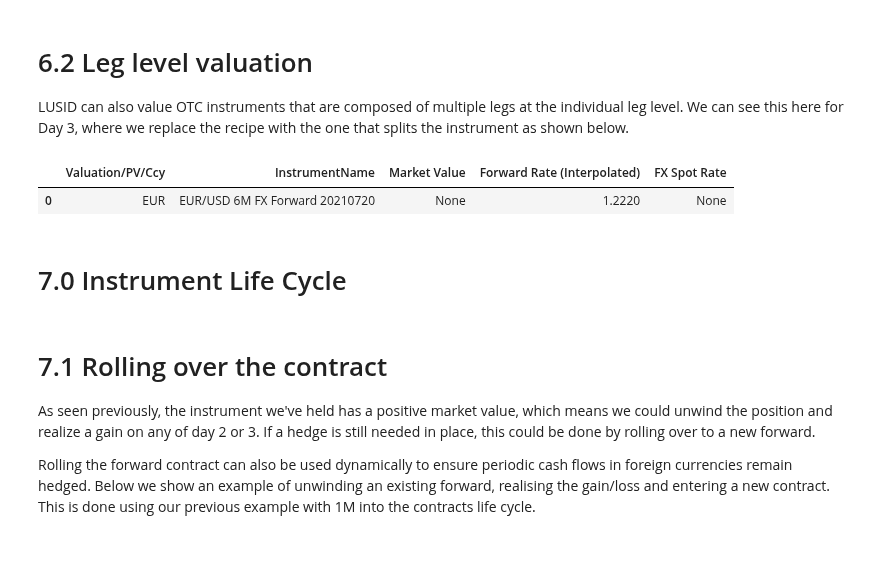
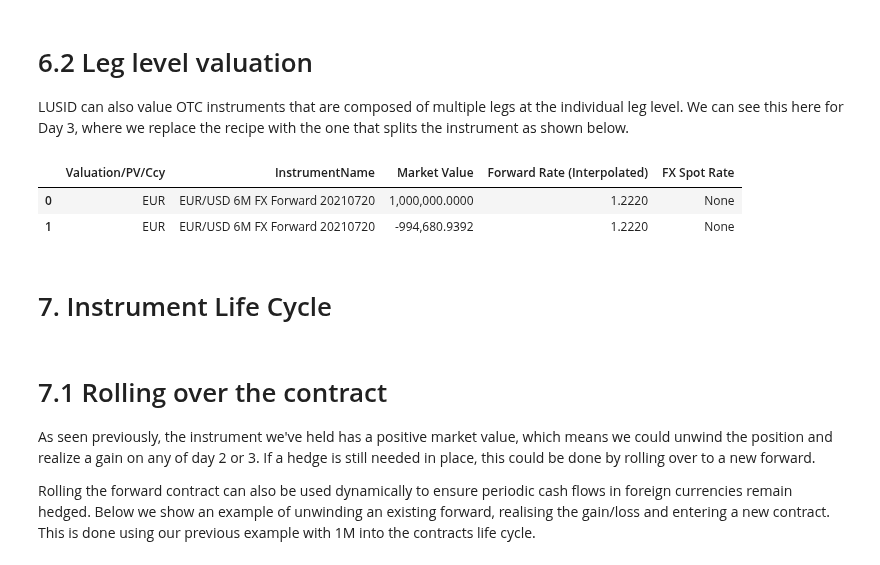
Before and after one commit to finbourne/sample-notebooks, a Jupyter notebook: examples/use-cases/instruments/FX Forward.ipynb, the cells around one changed output. Drawn from its saved outputs; the diff is of its cells as text; code cells hidden in the pictures.

```diff
--- a/examples/use-cases/instruments/FX Forward.ipynb
+++ b/examples/use-cases/instruments/FX Forward.ipynb
@@ -611,21 +611,22 @@ LUSID can also value OTC instruments that are composed of multiple legs at the i
 # %%
 # Run with separate legs
 
 new_metrics = [
     lm.AggregateSpec("Instrument/default/Name", "Value"),
     lm.AggregateSpec("Valuation/PV/Ccy", "Value"),
     lm.AggregateSpec("Valuation/PvInPortfolioCcy", "Value"),
     lm.AggregateSpec("Valuation/Diagnostics/FxForwardRate", "Value"),
     lm.AggregateSpec("Quotes/FxRate/DomFgn", "Value"),
         ]
 
-df = get_daily_valuation(trade_date + timedelta(days=3), portfolio_code, sep_recipe_code, new_metrics, ["Instrument/default/Name","Valuation/PV/Ccy"])
+df = get_daily_valuation(trade_date + timedelta(days=3), portfolio_code, sep_recipe_code, new_metrics, ["Instrument/default/Name",  "Valuation/PvInPortfolioCcy"])
 df
 # %% [output]
 |  | Valuation/PV/Ccy | InstrumentName | Market Value | Forward Rate (Interpolated) | FX Spot Rate |
-| 0 | EUR | EUR/USD 6M FX Forward 20210720 | None | 1.2220 | None |
+| 0 | EUR | EUR/USD 6M FX Forward 20210720 | 1,000,000.0000 | 1.2220 | None |
+| 1 | EUR | EUR/USD 6M FX Forward 20210720 | -994,680.9392 | 1.2220 | None |
 # %% [markdown]
-# 7.0 Instrument Life Cycle
+# 7. Instrument Life Cycle
 # %% [markdown]
 # 7.1 Rolling over the contract
 
```
Also changed, not shown: parts of 17 cells of this notebook.
